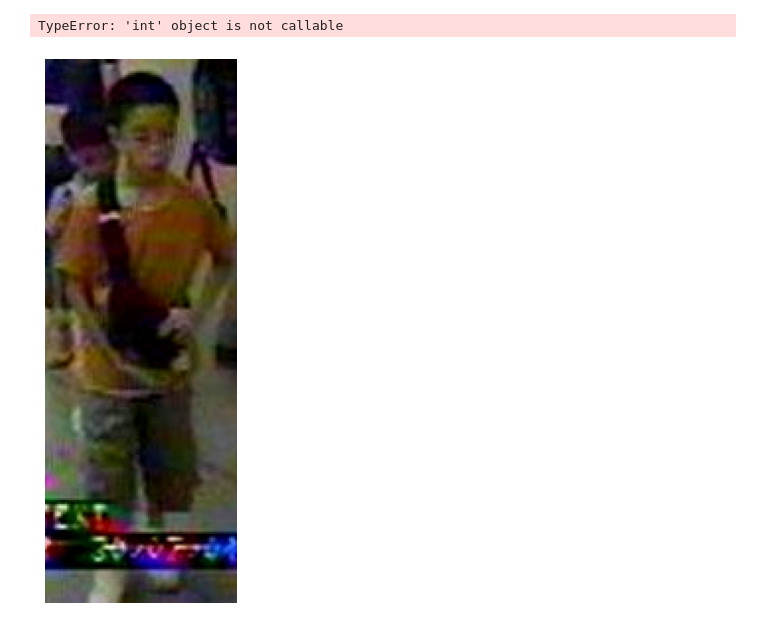
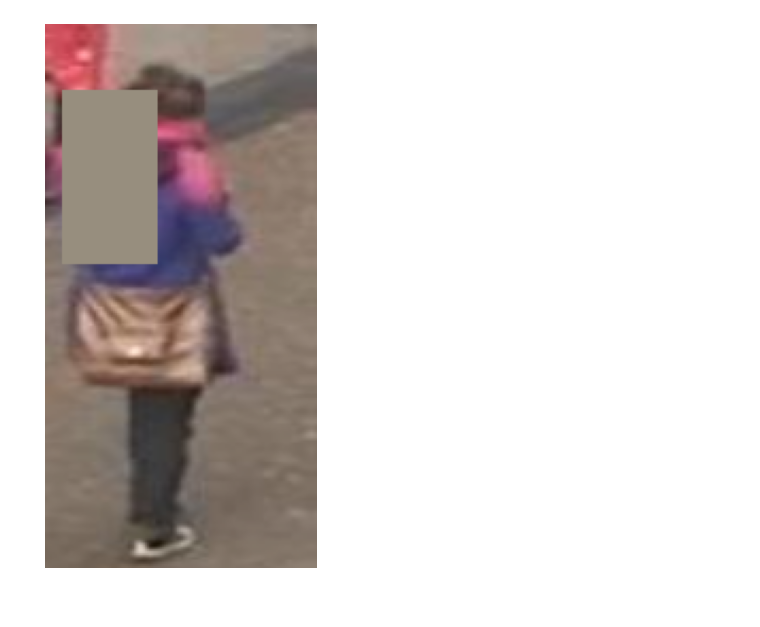
Before and after one commit to hiennguyen9874/person-attribute-recognition, a Jupyter notebook: agumentation.ipynb, the cells around one changed output. Drawn from its saved outputs; the diff is of its cells as text; code cells hidden in the pictures.

```diff
--- a/agumentation.ipynb
+++ b/agumentation.ipynb
@@ -69,35 +69,36 @@ visualize(transformed['image'])
-# %%
-transform = A.Compose([
-    A.Lambda(image=RandomErasing(probability=0.5, mean=[0.0, 0.0, 0.0]))
-    ])
-
-transformed = transform(image=image)
-
-visualize(transformed['image'])
-# %% [output]
-TypeError: 'int' object is not callable
-# %%
-transform = A.Compose([
-    A.RGBShift(always_apply=True)
-    ])
-
-transformed = transform(image=image)
-
-visualize(transformed['image'])
-# %% [output]
-[figure, removed]
 # %%
-image_size = [256, 192]
+image_size = [256, 128]
+# %%
+import torch
+import torchvision.transforms.functional as F
+class Denormalize(object):
+    def __init__(self, mean, std, inplace=False):
+        self.mean = mean
+        self.demean = [-m/s for m, s in zip(mean, std)]
+        self.std = std
+        self.destd = [1/s for s in std]
+        self.inplace = inplace
+
+    def __call__(self, tensor):
+        tensor = F.normalize(tensor, self.demean, self.destd, self.inplace)
+        # clamp to get rid of numerical errors
+        return torch.clamp(tensor, 0.0, 1.0)
 # %%
 transform = A.Compose([
-                A.Resize(image_size[0], image_size[1]),
-                A.PadIfNeeded(min_height=image_size[0]+10, min_width=image_size[1]+10),
-                A.RandomCrop(image_size[0], image_size[1]),
-                A.HorizontalFlip(p=0.5),
-                # A.Normalize(
-                #     mean=[0.485, 0.456, 0.406],
-                #     std=[0.229, 0.224, 0.225],
-                # ),
-                # ToTensorV2(),
-                # A.Lambda(image=RandomErasing(probability=0.5, mean=[0.0, 0.0, 0.0]))
-        ])
+        A.Resize(image_size[0], image_size[1]),
+        A.PadIfNeeded(min_height=image_size[0]+10, min_width=image_size[1]+10),
+        A.RandomCrop(image_size[0], image_size[1]),
+        A.HorizontalFlip(p=0.5),
+        A.Normalize(
+            mean=[0.485, 0.456, 0.406],
+            std=[0.229, 0.224, 0.225],
+        ),
+        ToTensorV2(),
+        A.Lambda(image=RandomErasing(probability=1, mean=[0.485, 0.456, 0.406])),
+    ])
+
+transformed = transform(image=image)
+
+visualize(Denormalize(mean=[0.485, 0.456, 0.406], std=[0.229, 0.224, 0.225])(transformed['image']).permute(1, 2, 0))
+# %% [output]
+[figure, added]
```
Also changed, not shown: parts of 6 cells of this notebook, 4 other files.
